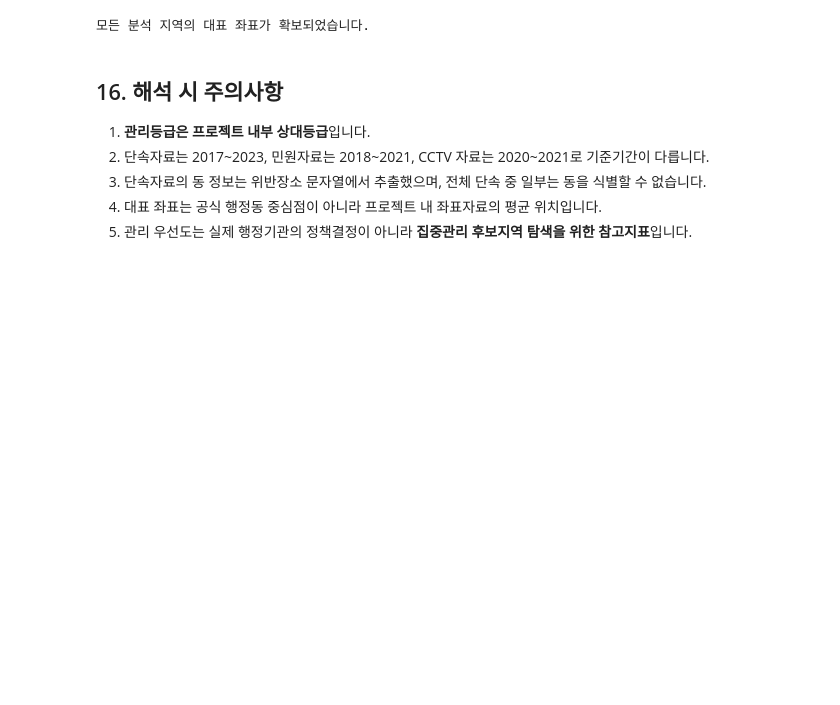
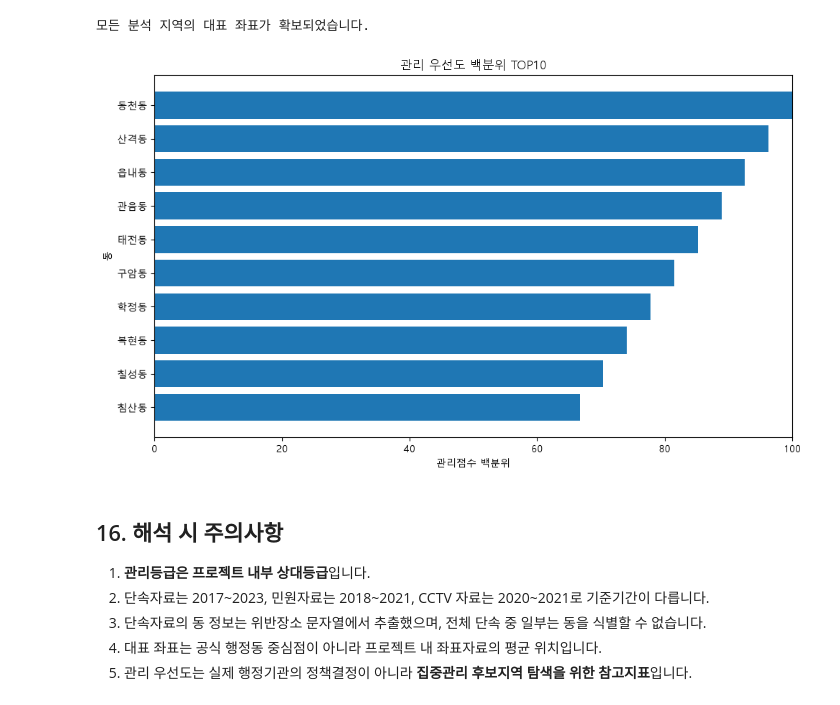
Before and after one commit to zzengmo/18_kdt_01, a Jupyter notebook: notebooks/06_final_analysis.ipynb, the cells around one changed output. Cells and saved outputs as stored; diff of their text form; code cells hidden in the pictures; blank space fills up the shorter version.

```diff
--- a/notebooks/06_final_analysis.ipynb
+++ b/notebooks/06_final_analysis.ipynb
@@ -846,6 +846,30 @@ Name: count, dtype: int64
 | 8 | 칠성동 | 60.6 | 70.4 | B | 관리 강화 검토 | 수요일 | 15 | 35.878536 | 128.597066 | 2020 불법주차 |
 | 9 | 침산동 | 60.5 | 66.7 | B | 관리 강화 검토 | 월요일 | 14 | 35.894867 | 128.586799 | 2020 불법주차 |
 모든 분석 지역의 대표 좌표가 확보되었습니다.
+# %%
+top10 = final.sort_values(
+    "관리점수백분위",
+    ascending=False
+).head(10)
+
+plt.figure(figsize=(10, 6))
+
+plt.barh(
+    top10["동"],
+    top10["관리점수백분위"]
+)
+
+plt.gca().invert_yaxis()
+plt.xlim(0, 100)
+
+plt.xlabel("관리점수 백분위")
+plt.ylabel("동")
+plt.title("관리 우선도 백분위 TOP10")
+
+plt.tight_layout()
+plt.show()
+# %% [output]
+[figure, added]
 # %% [markdown]
 ## 16. 해석 시 주의사항
 
```
